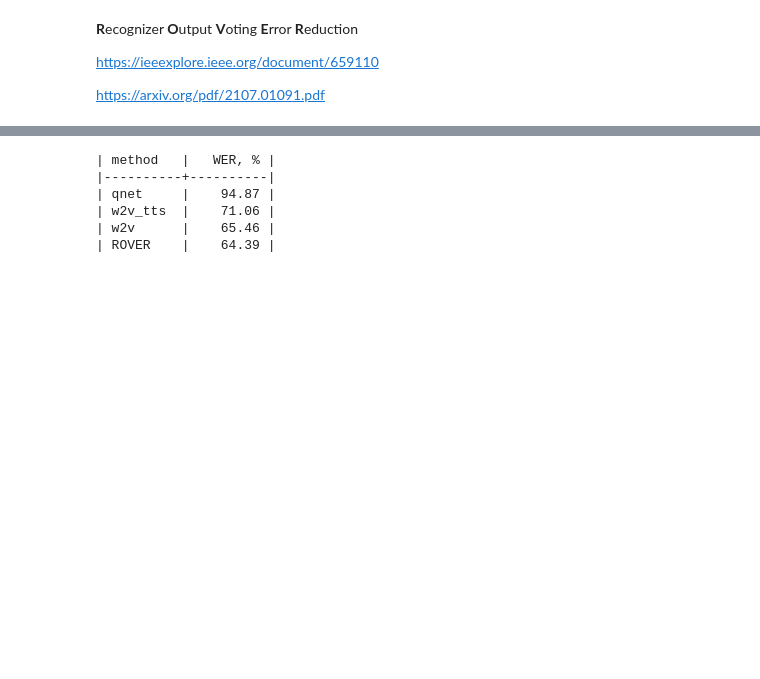
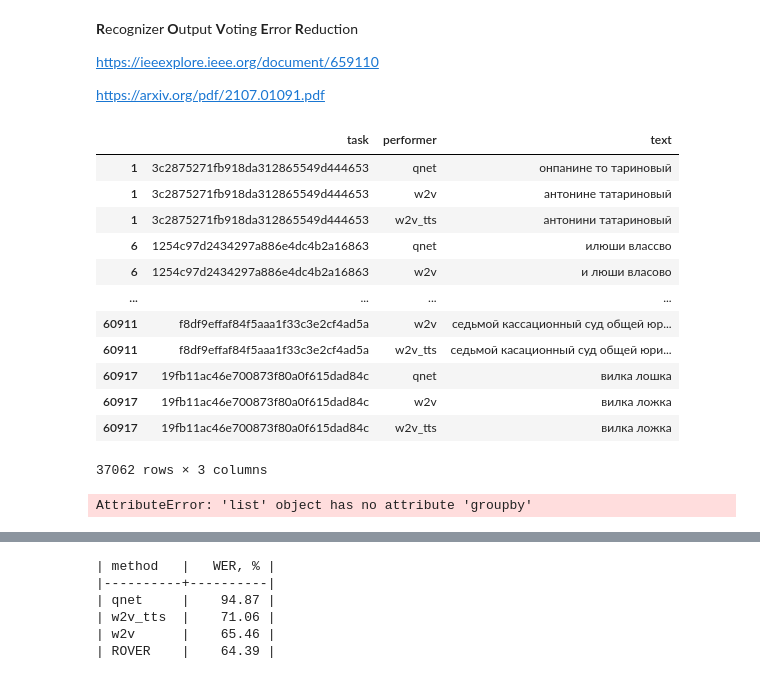
Before and after one commit to ladudin/HW-ClassicML, a Jupyter notebook: lecture08/noisy_text_aggregation.ipynb, the cells around one changed output, grey strips where cells are left out. Drawn from its saved outputs; the diff is of its cells as text; code cells hidden in the pictures; blank space fills up the shorter version.

```diff
--- a/lecture08/noisy_text_aggregation.ipynb
+++ b/lecture08/noisy_text_aggregation.ipynb
@@ -397,6 +398,28 @@ def get_rover_df(
     )
 # %%
 val_rover_df = get_rover_df(val_df, model_cols=MODEL_LIST)
+# %%
+val_rover_df
+# %% [output]
+|  | task | performer | text |
+| 1 | 3c2875271fb918da312865549d444653 | qnet | онпанине то тариновый |
+| 1 | 3c2875271fb918da312865549d444653 | w2v | антонине татариновый |
+| 1 | 3c2875271fb918da312865549d444653 | w2v_tts | антонини татариновый |
+| 6 | 1254c97d2434297a886e4dc4b2a16863 | qnet | илюши влассво |
+| 6 | 1254c97d2434297a886e4dc4b2a16863 | w2v | и люши власово |
+| ... | ... | ... | ... |
+| 60911 | f8df9effaf84f5aaa1f33c3e2cf4ad5a | w2v | седьмой кассационный суд общей юр... |
+| 60911 | f8df9effaf84f5aaa1f33c3e2cf4ad5a | w2v_tts | седьмой касационный суд общей юри... |
+| 60917 | 19fb11ac46e700873f80a0f615dad84c | qnet | вилка лошка |
+| 60917 | 19fb11ac46e700873f80a0f615dad84c | w2v | вилка ложка |
+| 60917 | 19fb11ac46e700873f80a0f615dad84c | w2v_tts | вилка ложка |
+37062 rows × 3 columns
+# %%
+ROVER(tokenizer=list, detokenizer="".join, silent=False).fit_predict(
+    ['хлеб', 'хлеп', 'флеб']
+)
+# %% [output]
+AttributeError: 'list' object has no attribute 'groupby'
 # %%
 rover_result = ROVER(tokenizer=list, detokenizer="".join, silent=False).fit_predict(
     val_rover_df
```
Also changed, not shown: parts of 8 cells of this notebook, 12 other files.
